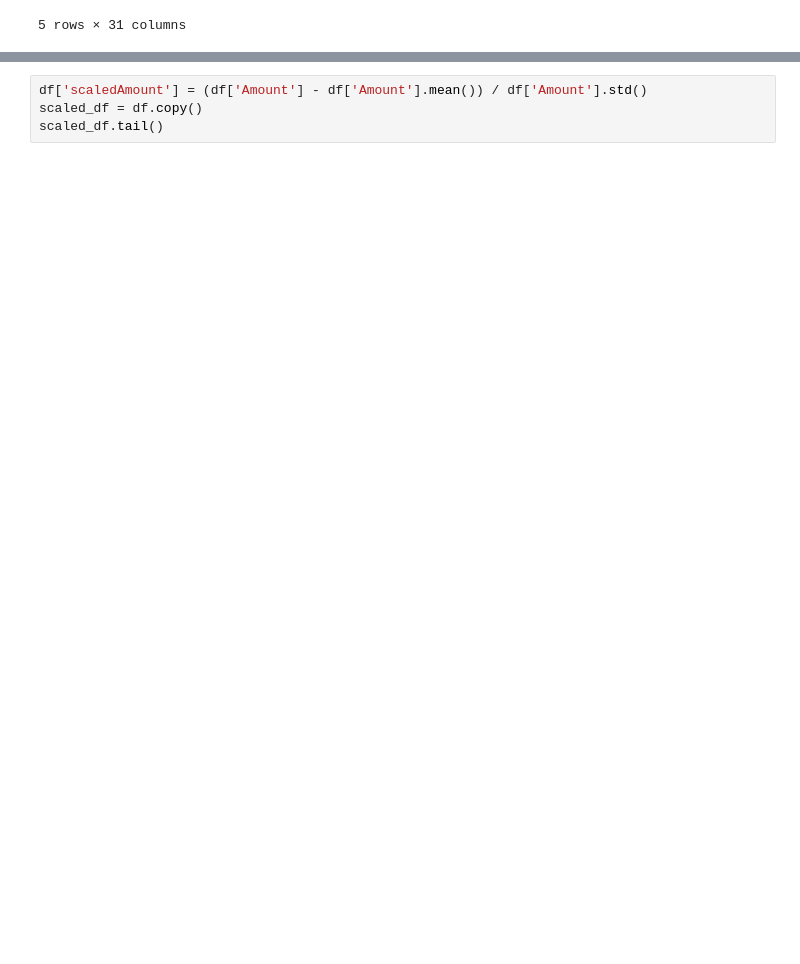
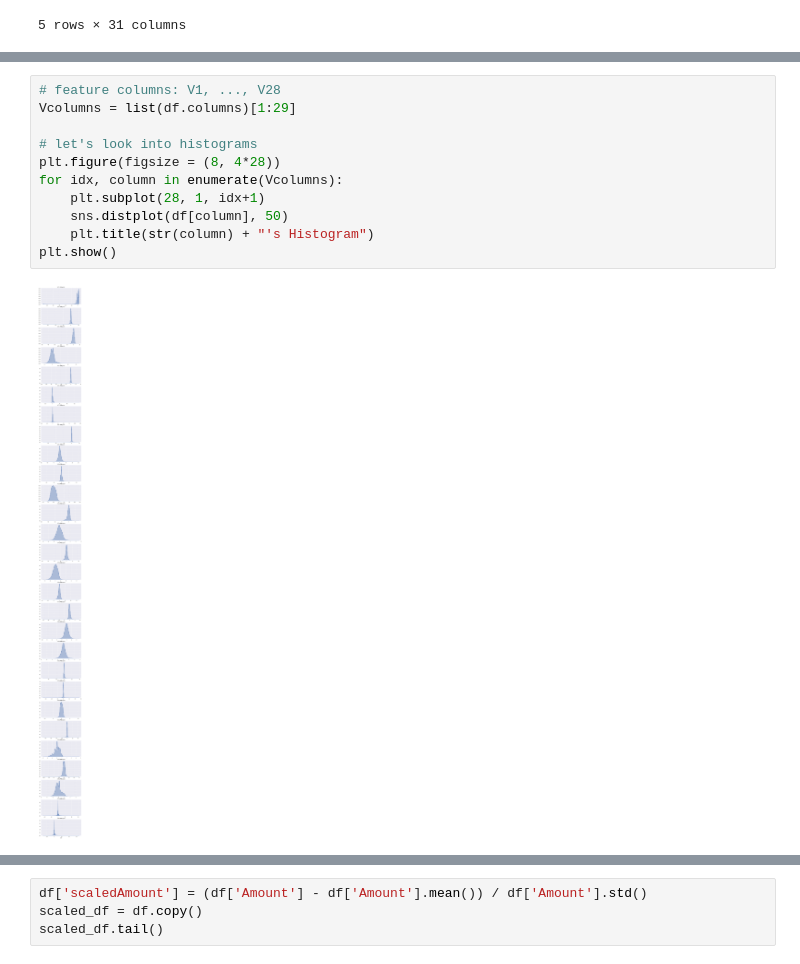
Before and after one commit to wonkim0512/DM, a Jupyter notebook: kaggle/Credit Card Fraud Detection/Credit Card Detection.ipynb, the cells around one changed output, grey strips where cells are left out. Saved outputs shown, nothing was run; the diff lists cells and outputs as text; blank space fills up the shorter version.

```diff
--- a/kaggle/Credit Card Fraud Detection/Credit Card Detection.ipynb
+++ b/kaggle/Credit Card Fraud Detection/Credit Card Detection.ipynb
@@ -28 +63,14 @@ df.tail()
+# %%
+# feature columns: V1, ..., V28
+Vcolumns = list(df.columns)[1:29]
+
+# let's look into histograms
+plt.figure(figsize = (8, 4*28))
+for idx, column in enumerate(Vcolumns):
+    plt.subplot(28, 1, idx+1)
+    sns.distplot(df[column], 50)
+    plt.title(str(column) + "'s Histogram")
+plt.show()
+# %% [output]
+[figure, added]
 # %%
```
Also changed, not shown: parts of 24 cells of this notebook.
